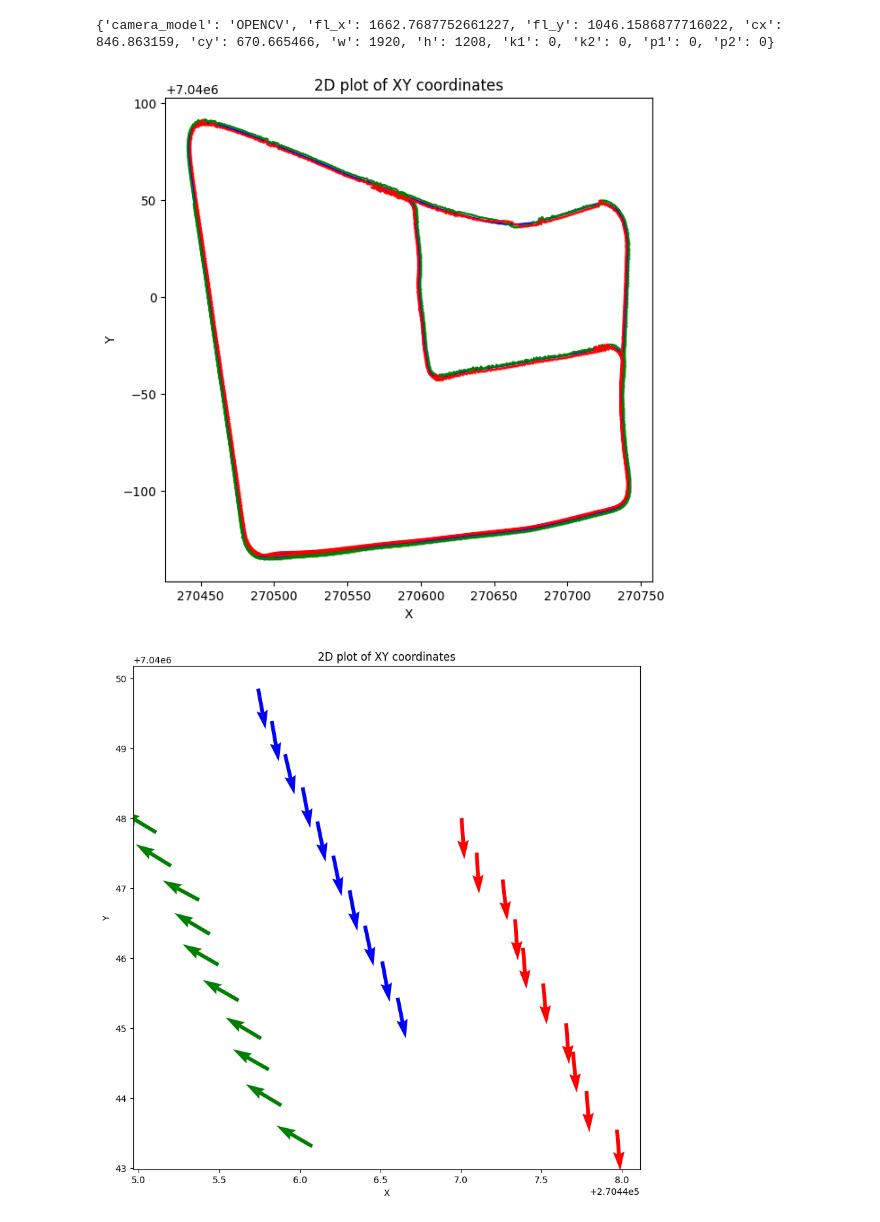
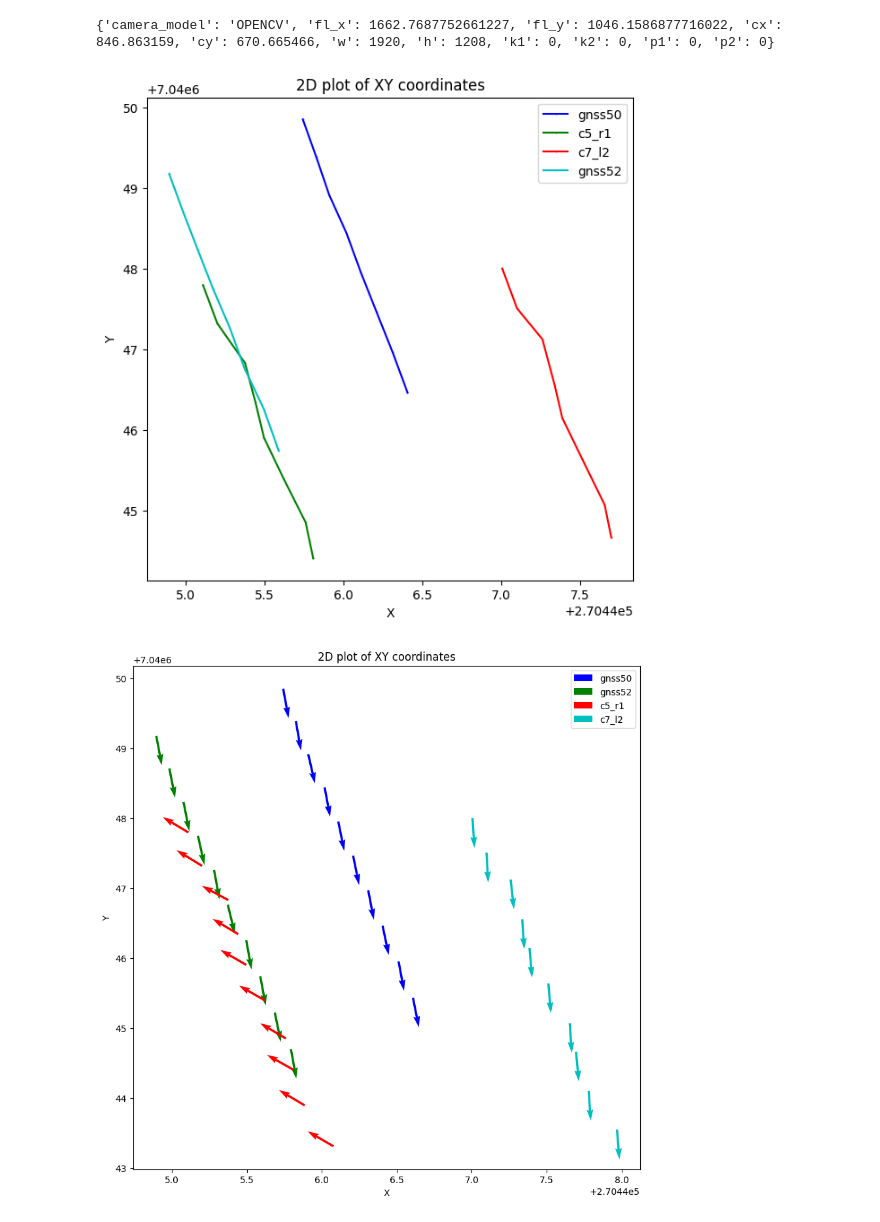
Before and after one commit to tdl1304/naplab-to-nerfstudio, a Jupyter notebook: converter.ipynb, the cells around one changed output. Saved outputs shown, nothing was run; the diff lists cells and outputs as text; code cells hidden in the pictures.

Commit message:
added labels to plots, gps data for both gnss'

```diff
--- a/converter.ipynb
+++ b/converter.ipynb
@@ -108,7 +109,7 @@ def process_car_data(file_path, verbose=False) -> list[CarData]:
         cardatas.append(CarData(ts[i], coords[i], np.array(dirs[i]) / np.linalg.norm(dirs[i])))
     return cardatas
 # %%
-def plot_3d(series_list, figsize=(5, 5)):
+def plot_3d(series_list: list[list], labels: list[str], figsize=(5, 5)):
     """Plot 3D coordinates."""
     fig = plt.figure(figsize=figsize)
     ax = fig.add_subplot(111, projection='3d')
@@ -119,12 +120,12 @@ def plot_3d(series_list, figsize=(5, 5)):
         z = [data[2] for data in s]
         ax.plot(x, y, z, marker='.', markersize=0.5, color=colorpallet.pop(0))
 
-    #ax.scatter(x, y, z, c='r', marker='o')
+    plt.legend(labels)
     plt.xlabel('X')
     plt.ylabel('Y')
     plt.show()
 
-def plot_2d(series_list, figsize=(5, 5)):
+def plot_2d(series_list: list[list], labels: list[str], figsize=(5, 5)):
     """Plot 2D coordinates."""
     colorpallet = ['b', 'g', 'r', 'c', 'm', 'y', 'k', 'w']
     plt.figure(figsize=figsize)
@@ -133,6 +134,7 @@ def plot_2d(series_list, figsize=(5, 5)):
         y = [data[1] for data in s]
         plt.plot(x, y, marker='.', markersize=0.5, color=colorpallet.pop(0))
 
+    plt.legend(labels)
     plt.xlabel('X')
     plt.ylabel('Y')
     plt.title('2D plot of XY coordinates')
@@ -170,18 +172,19 @@ print(c1_front_60_single.get_camera_intrinsics())
 {'camera_model': 'OPENCV', 'fl_x': 1662.7687752661227, 'fl_y': 1046.1586877716022, 'cx': 846.863159, 'cy': 670.665466, 'w': 1920, 'h': 1208, 'k1': 0, 'k2': 0, 'p1': 0, 'p2': 0}
 # %%
 
-path_to_file = "./Trip094/gnss094_50.txt"
-car_data = process_car_data(path_to_file)
+car_data50 = process_car_data("./Trip094/gnss094_50.txt")
+car_data52 = process_car_data("./Trip094/gnss094_52.txt")
 
-utm_no_timestamp = [coord.position for coord in car_data]
-cam1_pos = [c5_r1.get_camera_position(cd.position, cd.get_inverse_rotation_matrix()) for cd in car_data]
-cam2_pos = [c7_l2.get_camera_position(cd.position, cd.get_inverse_rotation_matrix()) for cd in car_data]
-max_index = 3000
-plot_2d([utm_no_timestamp[:max_index], cam1_pos[:max_index], cam2_pos[:max_index]], figsize=(7, 7))
+utmFrom50 = [coord.position for coord in car_data50]
+utmFrom52 = [coord.position for coord in car_data52]
+cam1_pos = [c5_r1.get_camera_position(cd.position, cd.get_inverse_rotation_matrix()) for cd in car_data50]
+cam2_pos = [c7_l2.get_camera_position(cd.position, cd.get_inverse_rotation_matrix()) for cd in car_data50]
+max_index = 8
+plot_2d([utmFrom50[:max_index], cam1_pos[:max_index], cam2_pos[:max_index], utmFrom52[:max_index]], labels=["gnss50", "c5_r1", "c7_l2", "gnss52"] ,figsize=(7, 7))
 # %% [output]
-[figure, old version]
+[figure, new version]
 # %%
-def plot_2d_v2(series_list: list[list], direction_vector_list: list[list], figsize=(5, 5)):
+def plot_2d_v2(series_list: list[list], direction_vector_list: list[list], labels: list[str], figsize=(5, 5)):
     """Plot 2D coordinates."""
     colorpallet = ['b', 'g', 'r', 'c', 'm', 'y', 'k', 'w']
     plt.figure(figsize=figsize)
@@ -195,18 +198,24 @@ def plot_2d_v2(series_list: list[list], direction_vector_list: list[list], figsi
         #print(V)
 
         if len(V) > 0:
-            plt.quiver(*[x, y], V[:, 0], V[:, 1], color=color, scale=2.2, units="xy")
+            plt.quiver(*[x, y], V[:, 0], V[:, 1], color=color, scale=3, units="xy", width=0.025)
 
+    plt.legend(labels)
     plt.xlabel('X')
     plt.ylabel('Y')
     plt.title('2D plot of XY coordinates')
     plt.show()
 
 max_index = 10
-cardir = [cd.direction for cd in car_data][:max_index]
-dir1 = [c5_r1.get_camera_direction_vector(cd.get_inverse_rotation_matrix()) for cd in car_data][:max_index]
-dir2 = [c7_l2.get_camera_direction_vector(cd.get_inverse_rotation_matrix()) for cd in car_data][:max_index]
-positions = [utm_no_timestamp[:max_index], cam1_pos[:max_index], cam2_pos[:max_index]]
-plot_2d_v2(positions, [cardir, dir1, dir2], figsize=(10, 10))
+cardir = [cd.direction for cd in car_data50][:max_index]
+cardir2 = [cd.direction for cd in car_data52][:max_index]
+dir1 = [c5_r1.get_camera_direction_vector(cd.get_inverse_rotation_matrix()) for cd in car_data50][:max_index]
+dir2 = [c7_l2.get_camera_direction_vector(cd.get_inverse_rotation_matrix()) for cd in car_data50][:max_index]
+
+
+directions = [cardir, cardir2, dir1, dir2]
+positions = [utmFrom50[:max_index], utmFrom52[:max_index], cam1_pos[:max_index], cam2_pos[:max_index]]
+labels = ["gnss50", "gnss52", "c5_r1", "c7_l2"]
+plot_2d_v2(positions, directions, labels, figsize=(10, 10))
 # %% [output]
-[figure, old version]
+[figure, new version]
```
Also changed, not shown: parts of 2 cells of this notebook.
